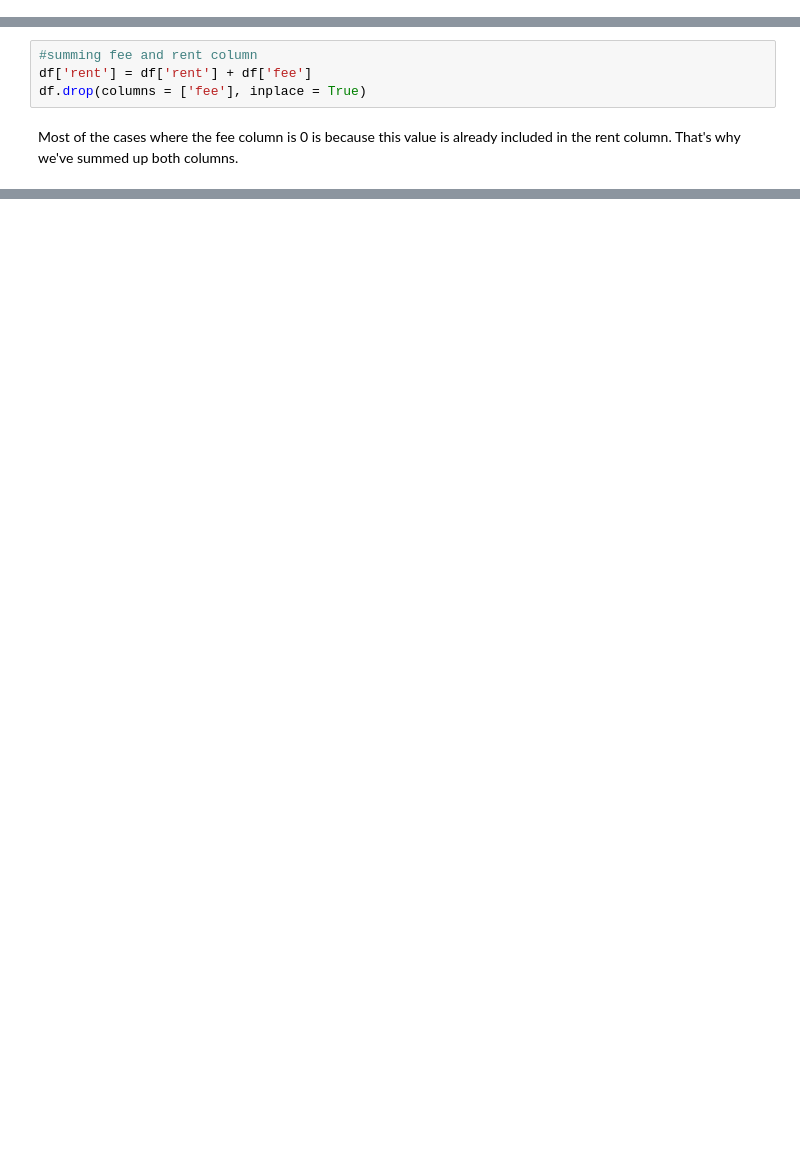
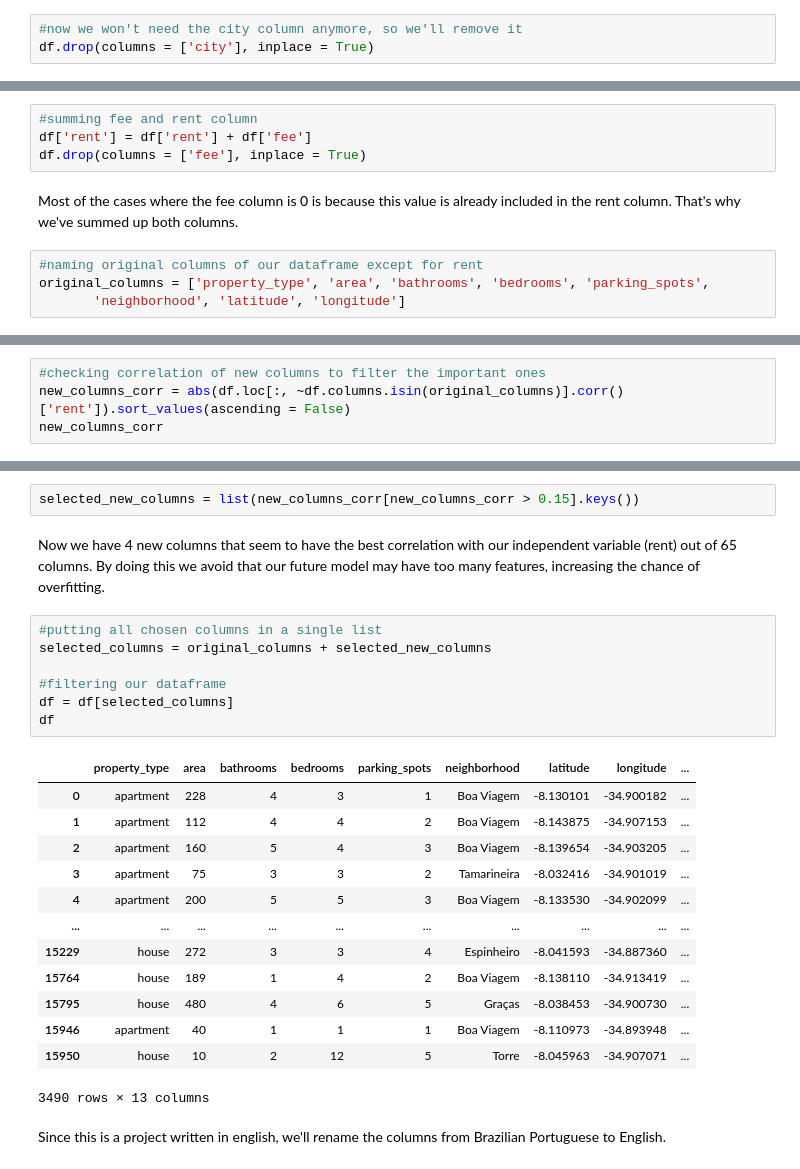
Before and after one commit to Caldass/rental_properties, a Jupyter notebook: data_eda/eda_and_cleaning.ipynb, the cells around one changed output, grey strips where cells are left out. Saved outputs shown, nothing was run; the diff lists cells and outputs as text; blank space fills up the shorter version.

```diff
--- a/data_eda/eda_and_cleaning.ipynb
+++ b/data_eda/eda_and_cleaning.ipynb
@@ -173,0 +237,3 @@ Note that this project is built using Brazilian real estate market data, wich me
+# %%
+#now we won't need the city column anymore, so we'll remove it
+df.drop(columns = ['city'], inplace = True)
@@ -210,3 +319,7 @@ df['rent'] = df['rent'] + df['fee']
 df.drop(columns = ['fee'], inplace = True)
 # %% [markdown]
 Most of the cases where the fee column is 0 is because this value is already included in the rent column. That's why we've summed up both columns.
+# %%
+#naming original columns of our dataframe except for rent
+original_columns = ['property_type', 'area', 'bathrooms', 'bedrooms', 'parking_spots',
+       'neighborhood', 'latitude', 'longitude']
@@ -212,0 +328,4 @@ Most of the cases where the fee column is 0 is because this value is already inc
+# %%
+#checking correlation of new columns to filter the important ones
+new_columns_corr = abs(df.loc[:, ~df.columns.isin(original_columns)].corr()['rent']).sort_values(ascending = False)
+new_columns_corr
@@ -212,0 +359,27 @@ Most of the cases where the fee column is 0 is because this value is already inc
+# %%
+selected_new_columns = list(new_columns_corr[new_columns_corr > 0.15].keys())
+# %% [markdown]
+Now we have 4 new columns that seem to have the best correlation with our independent variable (rent) out of 65 columns. By doing this we avoid that our future model may have too many features, increasing the chance of overfitting.
+# %%
+#putting all chosen columns in a single list
+selected_columns = original_columns + selected_new_columns
+
+#filtering our dataframe
+df = df[selected_columns]
+df
+# %% [output]
+|  | property_type | area | bathrooms | bedrooms | parking_spots | neighborhood | latitude | longitude | ... |
+| 0 | apartment | 228 | 4 | 3 | 1 | Boa Viagem | -8.130101 | -34.900182 | ... |
+| 1 | apartment | 112 | 4 | 4 | 2 | Boa Viagem | -8.143875 | -34.907153 | ... |
+| 2 | apartment | 160 | 5 | 4 | 3 | Boa Viagem | -8.139654 | -34.903205 | ... |
+| 3 | apartment | 75 | 3 | 3 | 2 | Tamarineira | -8.032416 | -34.901019 | ... |
+| 4 | apartment | 200 | 5 | 5 | 3 | Boa Viagem | -8.133530 | -34.902099 | ... |
+| ... | ... | ... | ... | ... | ... | ... | ... | ... | ... |
+| 15229 | house | 272 | 3 | 3 | 4 | Espinheiro | -8.041593 | -34.887360 | ... |
+| 15764 | house | 189 | 1 | 4 | 2 | Boa Viagem | -8.138110 | -34.913419 | ... |
+| 15795 | house | 480 | 4 | 6 | 5 | Graças | -8.038453 | -34.900730 | ... |
+| 15946 | apartment | 40 | 1 | 1 | 1 | Boa Viagem | -8.110973 | -34.893948 | ... |
+| 15950 | house | 10 | 2 | 12 | 5 | Torre | -8.045963 | -34.907071 | ... |
+3490 rows × 13 columns
+# %% [markdown]
+Since this is a project written in english, we'll rename the columns from Brazilian Portuguese to English.
```
Also changed, not shown: parts of 38 cells of this notebook, 3 other files.
